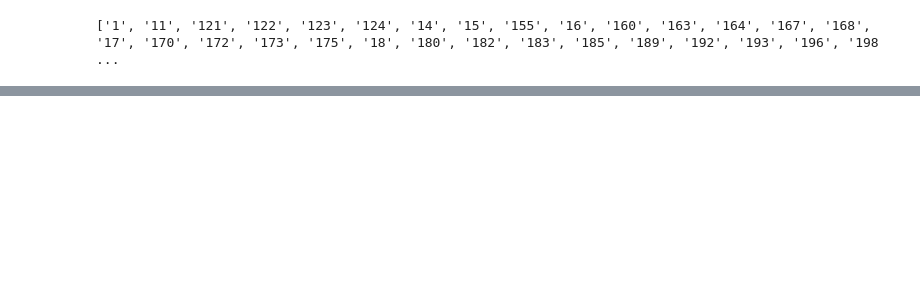
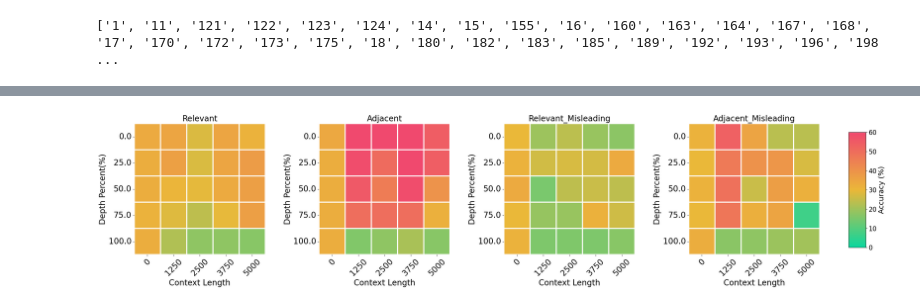
Before and after one commit to Adi-02/SNLP_Project, a Jupyter notebook: analysis_snlp/mean_scores_calculator.ipynb, the cells around one changed output, grey strips where cells are left out. Saved outputs shown, nothing was run; the diff lists cells and outputs as text; code cells hidden in the pictures; blank space fills up the shorter version.

Commit message:
Added code for bar chart and heatmap horizontal

```diff
--- a/analysis_snlp/mean_scores_calculator.ipynb
+++ b/analysis_snlp/mean_scores_calculator.ipynb
@@ -109,6 +172,6 @@ dict_keys(['irrelevant', 'relevant', 'relevant_misleading', 'irrelevant_misleadi
 # %%
 CONTEXTS = ['relevant', 'irrelevant', 'relevant_misleading', 'irrelevant_misleading']
-dfs = [(context, pd.DataFrame(score_mean_matrices[context])) for context in CONTEXTS]
+dfs = [(context, pd.DataFrame(diff_dict[context])) for context in CONTEXTS]
 pivot_tables = []
 for k, df in dfs:
     print(df)
@@ -176,0 +214,48 @@ plt.show()
+# %%
+# Set up the figure with 4 rows and 1 column
+fig, axes = plt.subplots(1, 4, figsize=(30, 5))  # adjust width as needed
+axes = axes.flatten()
+
+# Define custom colormap
+# # Normal Score means
+# cmap = LinearSegmentedColormap.from_list("custom_cmap", ["#F0496E", "#EBB839", "#0CD79F"])
+# max_score = 100
+
+# Diff Score means
+cmap = LinearSegmentedColormap.from_list("custom_cmap", ["#0CD79F", "#EBB839","#F0496E" ])
+max_score = 60
+
+# Plot heatmaps without individual colorbars
+for i, (title, data) in enumerate(pivot_tables):
+    ax = axes[i]
+    hm = sns.heatmap(
+        data,
+        cmap=cmap,
+        vmin=0,
+        vmax=max_score,
+        square=True,
+        linewidths=1.5,
+        linecolor='white',
+        cbar=False,  # Shared colorbar instead
+        ax=ax
+    )
+    ax.set_title(context_title_map.get(title, title), fontsize=20)
+    #ax.set_title(title, fontsize=20)
+    ax.set_xlabel('Context Length', fontsize=20)
+    ax.set_ylabel('Depth Percent(%)', fontsize=20)
+    ax.tick_params(axis='x', rotation=45, labelsize=20)
+    ax.tick_params(axis='y', rotation=0, labelsize=20)
+
+# Add shared colorbar
+cbar_ax = fig.add_axes([0.92, 0.1, 0.02, 0.8])  # [left, bottom, width, height]
+#cbar_ax = fig.add_axes([0.6, 0.3, 0.02, 0.4])
+cbar = fig.colorbar(hm.get_children()[0], cax=cbar_ax)
+cbar.set_label('Accuracy (%)', fontsize=18)
+cbar.ax.tick_params(labelsize=16)
+
+# Adjust spacing between subplots, avoid tight_layout
+fig.subplots_adjust(left=0.08, right=0.9, top=0.96, bottom=0.05, hspace=0.8)
+
+plt.show()
+# %% [output]
+[figure, added]
```
Also changed, not shown: parts of 5 cells of this notebook.
